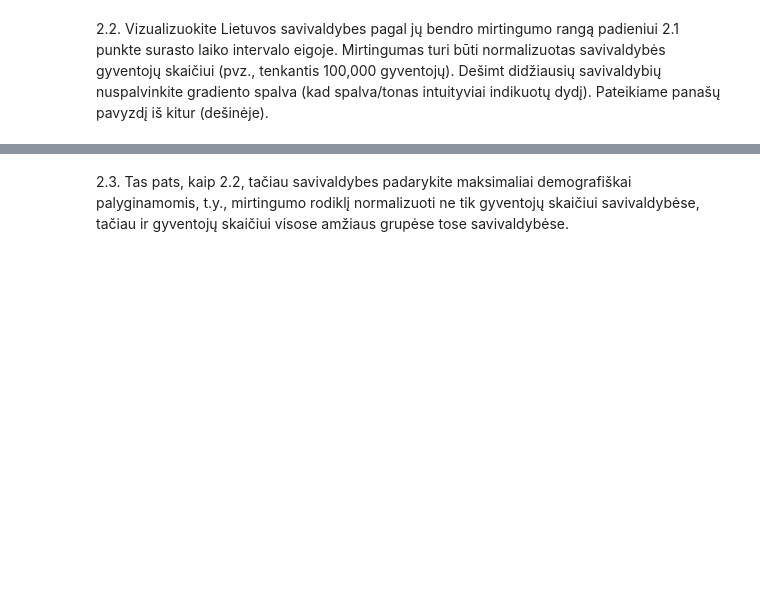
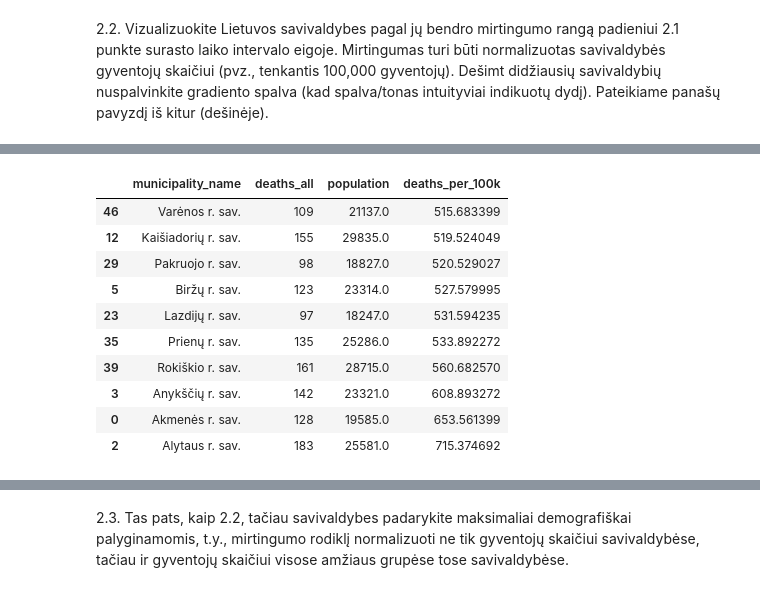
Before and after one commit to Angelika3108/COVID19_LT, a Jupyter notebook: CovidLT2020_2025.ipynb, the cells around one changed output, grey strips where cells are left out. Cells and saved outputs as stored; diff of their text form; code cells hidden in the pictures; blank space fills up the shorter version.

```diff
--- a/CovidLT2020_2025.ipynb
+++ b/CovidLT2020_2025.ipynb
@@ -184,0 +225,27 @@ panašų pavyzdį iš kitur (dešinėje).
+# %%
+pop_df = pd.read_excel('population_2021.xlsx', sheet_name=0)
+# pop_df=pop_df.drop('Nenurodyta', axis=1)
+pop_df = pop_df[pop_df['municipality_name'].str.contains('sav.', na=False)]
+pop_sav = pop_df[['municipality_name', 'population']] # only 2 colums from the original
+pop_sav.head()
+# population_df.head()
+merged = pd.merge(deaths_by_muni, pop_sav, on='municipality_name', how='inner')
+# merged.head()
+merged['deaths_per_100k'] = merged['deaths_all'] / merged['population'] * 100000
+merged= merged.sort_values('deaths_per_100k', ascending=True)
+
+top10 = merged.nlargest(10, 'deaths_per_100k').sort_values('deaths_per_100k', ascending=True)
+top10_names = top10['municipality_name'].tolist()
+top10.head(10)
+# %% [output]
+|  | municipality_name | deaths_all | population | deaths_per_100k |
+| 46 | Varėnos r. sav. | 109 | 21137.0 | 515.683399 |
+| 12 | Kaišiadorių r. sav. | 155 | 29835.0 | 519.524049 |
+| 29 | Pakruojo r. sav. | 98 | 18827.0 | 520.529027 |
+| 5 | Biržų r. sav. | 123 | 23314.0 | 527.579995 |
+| 23 | Lazdijų r. sav. | 97 | 18247.0 | 531.594235 |
+| 35 | Prienų r. sav. | 135 | 25286.0 | 533.892272 |
+| 39 | Rokiškio r. sav. | 161 | 28715.0 | 560.682570 |
+| 3 | Anykščių r. sav. | 142 | 23321.0 | 608.893272 |
+| 0 | Akmenės r. sav. | 128 | 19585.0 | 653.561399 |
+| 2 | Alytaus r. sav. | 183 | 25581.0 | 715.374692 |
```
Also changed, not shown: parts of 6 cells of this notebook, 5 other files.
